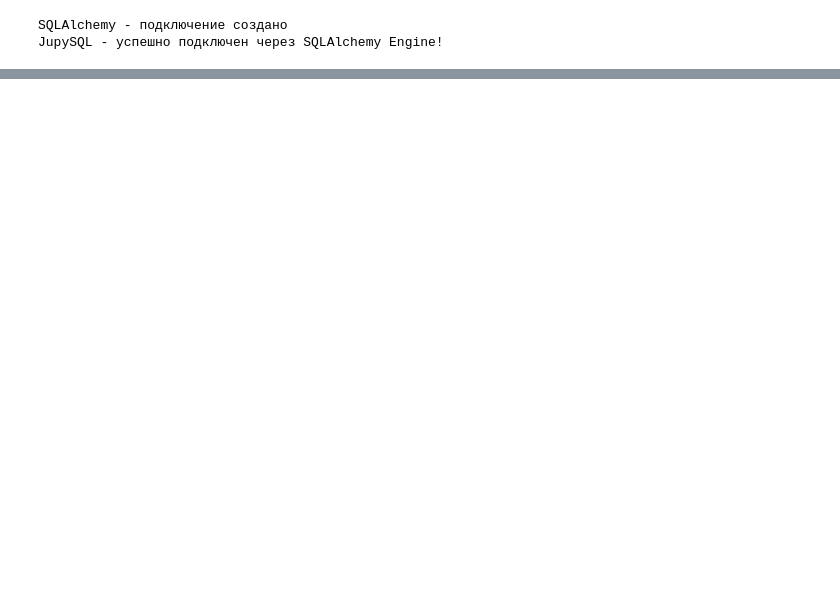
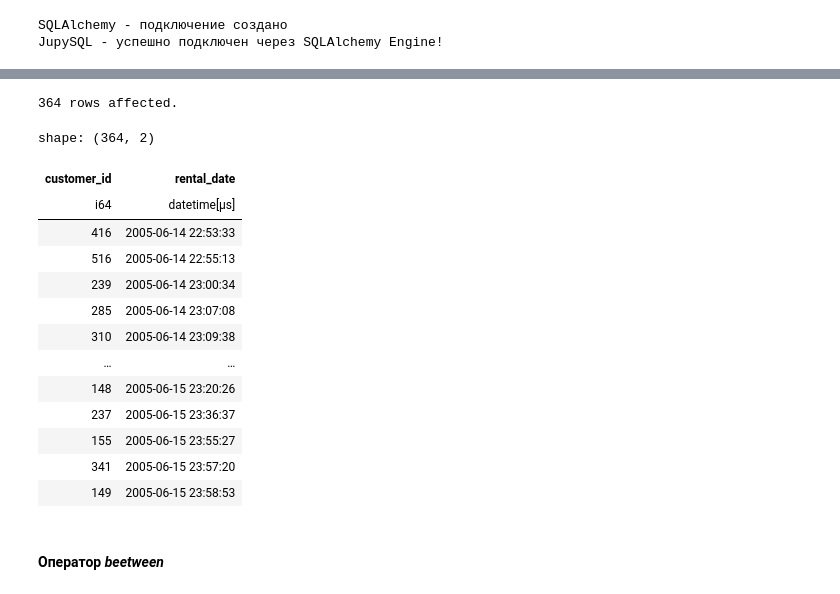
Before and after one commit to magus1968/learning-sql, a Jupyter notebook: docs/ch04.ipynb, the cells around one changed output, grey strips where cells are left out. Cells and saved outputs as stored; diff of their text form; code cells hidden in the pictures; blank space fills up the shorter version.

```diff
--- a/docs/ch04.ipynb
+++ b/docs/ch04.ipynb
@@ -55,0 +174,24 @@ JupySQL - успешно подключен через SQLAlchemy Engine!
+# %%
+%%sql
+SELECT customer_id, rental_date
+FROM rental
+WHERE rental_date <= '2005-06-16'
+  AND rental_date >= '2005-06-14';
+# %% [output]
+364 rows affected.
+shape: (364, 2)
+| customer_id | rental_date |
+| i64 | datetime[μs] |
+| 416 | 2005-06-14 22:53:33 |
+| 516 | 2005-06-14 22:55:13 |
+| 239 | 2005-06-14 23:00:34 |
+| 285 | 2005-06-14 23:07:08 |
+| 310 | 2005-06-14 23:09:38 |
+| … | … |
+| 148 | 2005-06-15 23:20:26 |
+| 237 | 2005-06-15 23:36:37 |
+| 155 | 2005-06-15 23:55:27 |
+| 341 | 2005-06-15 23:57:20 |
+| 149 | 2005-06-15 23:58:53 |
+# %% [markdown]
+#### Оператор _beetween_
```
Also changed, not shown: parts of 64 cells of this notebook, 2 other files.
